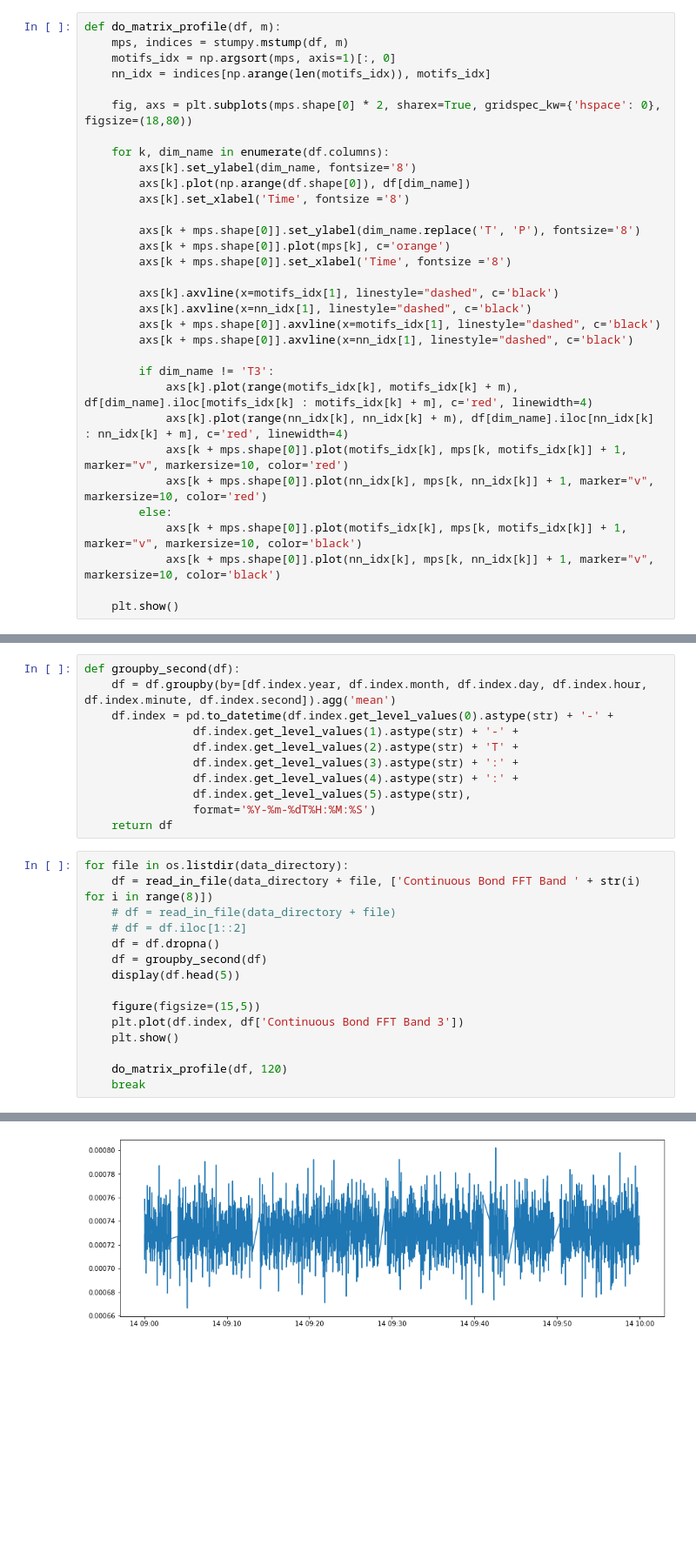
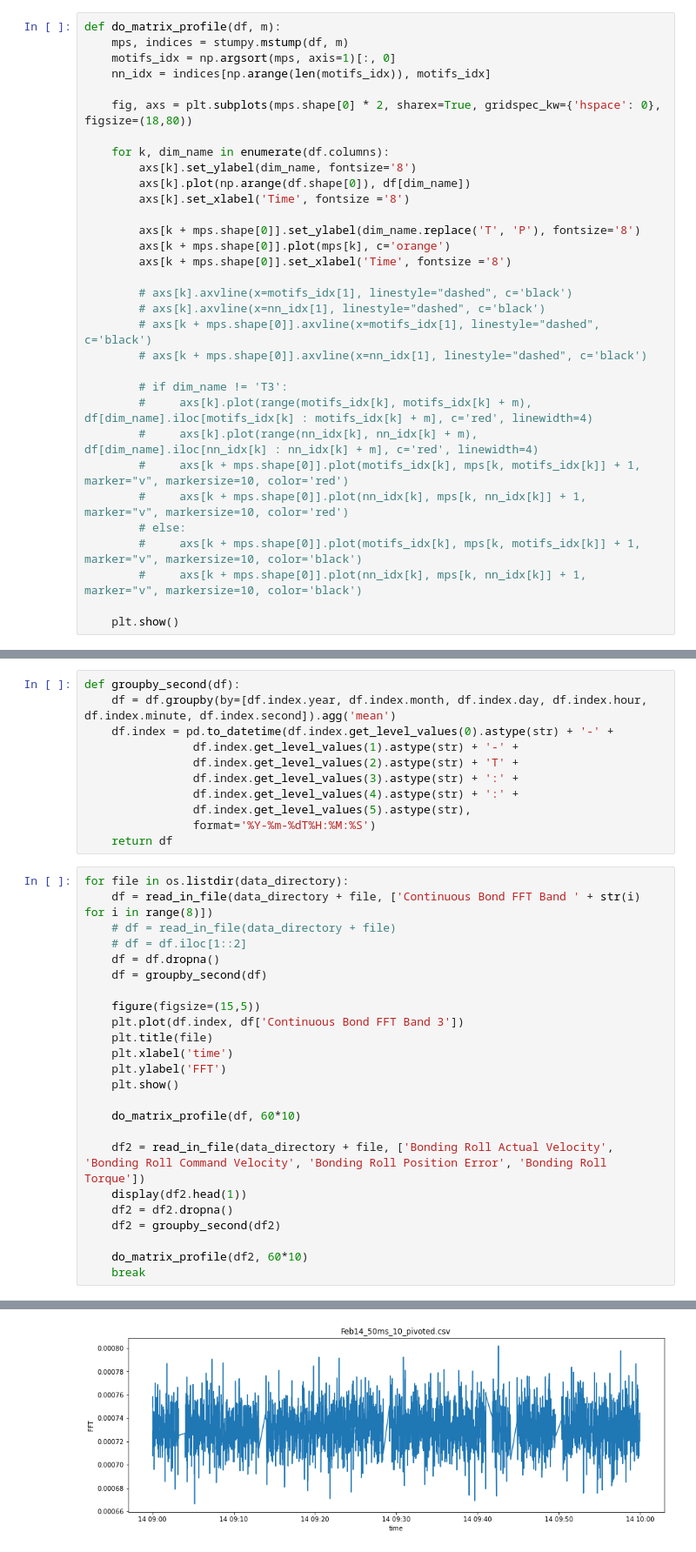
Before and after one commit to greenwaltc/PG_workspace, a Jupyter notebook: hourly-matrix-profile.ipynb, the cells around one changed output, grey strips where cells are left out. Shown at 87% size. Saved outputs shown, nothing was run; the diff lists cells and outputs as text; blank space fills up the shorter version.

Commit message:
added unzippping stuff to hourly matrix profile

```diff
--- a/hourly-matrix-profile.ipynb
+++ b/hourly-matrix-profile.ipynb
@@ -39,19 +39,19 @@ def do_matrix_profile(df, m):
         axs[k + mps.shape[0]].plot(mps[k], c='orange')
         axs[k + mps.shape[0]].set_xlabel('Time', fontsize ='8')
 
-        axs[k].axvline(x=motifs_idx[1], linestyle="dashed", c='black')
-        axs[k].axvline(x=nn_idx[1], linestyle="dashed", c='black')
-        axs[k + mps.shape[0]].axvline(x=motifs_idx[1], linestyle="dashed", c='black')
-        axs[k + mps.shape[0]].axvline(x=nn_idx[1], linestyle="dashed", c='black')
+        # axs[k].axvline(x=motifs_idx[1], linestyle="dashed", c='black')
+        # axs[k].axvline(x=nn_idx[1], linestyle="dashed", c='black')
+        # axs[k + mps.shape[0]].axvline(x=motifs_idx[1], linestyle="dashed", c='black')
+        # axs[k + mps.shape[0]].axvline(x=nn_idx[1], linestyle="dashed", c='black')
 
-        if dim_name != 'T3':
-            axs[k].plot(range(motifs_idx[k], motifs_idx[k] + m), df[dim_name].iloc[motifs_idx[k] : motifs_idx[k] + m], c='red', linewidth=4)
-            axs[k].plot(range(nn_idx[k], nn_idx[k] + m), df[dim_name].iloc[nn_idx[k] : nn_idx[k] + m], c='red', linewidth=4)
-            axs[k + mps.shape[0]].plot(motifs_idx[k], mps[k, motifs_idx[k]] + 1, marker="v", markersize=10, color='red')
-            axs[k + mps.shape[0]].plot(nn_idx[k], mps[k, nn_idx[k]] + 1, marker="v", markersize=10, color='red')
-        else:
-            axs[k + mps.shape[0]].plot(motifs_idx[k], mps[k, motifs_idx[k]] + 1, marker="v", markersize=10, color='black')
-            axs[k + mps.shape[0]].plot(nn_idx[k], mps[k, nn_idx[k]] + 1, marker="v", markersize=10, color='black')
+        # if dim_name != 'T3':
+        #     axs[k].plot(range(motifs_idx[k], motifs_idx[k] + m), df[dim_name].iloc[motifs_idx[k] : motifs_idx[k] + m], c='red', linewidth=4)
+        #     axs[k].plot(range(nn_idx[k], nn_idx[k] + m), df[dim_name].iloc[nn_idx[k] : nn_idx[k] + m], c='red', linewidth=4)
+        #     axs[k + mps.shape[0]].plot(motifs_idx[k], mps[k, motifs_idx[k]] + 1, marker="v", markersize=10, color='red')
+        #     axs[k + mps.shape[0]].plot(nn_idx[k], mps[k, nn_idx[k]] + 1, marker="v", markersize=10, color='red')
+        # else:
+        #     axs[k + mps.shape[0]].plot(motifs_idx[k], mps[k, motifs_idx[k]] + 1, marker="v", markersize=10, color='black')
+        #     axs[k + mps.shape[0]].plot(nn_idx[k], mps[k, nn_idx[k]] + 1, marker="v", markersize=10, color='black')
 
     plt.show()
 # %%
@@ -86,12 +86,21 @@ for file in os.listdir(data_directory):
     # df = df.iloc[1::2]
     df = df.dropna()
     df = groupby_second(df)
-    display(df.head(5))
 
     figure(figsize=(15,5))
     plt.plot(df.index, df['Continuous Bond FFT Band 3'])
+    plt.title(file)
+    plt.xlabel('time')
+    plt.ylabel('FFT')
     plt.show()
 
-    do_matrix_profile(df, 120)
+    do_matrix_profile(df, 60*10)
+
+    df2 = read_in_file(data_directory + file, ['Bonding Roll Actual Velocity', 'Bonding Roll Command Velocity', 'Bonding Roll Position Error', 'Bonding Roll Torque'])
+    display(df2.head(1))
+    df2 = df2.dropna()
+    df2 = groupby_second(df2)
+
+    do_matrix_profile(df2, 60*10)
     break
 # %% [output]
@@ -105 +107 @@ for file in os.listdir(data_directory):
-[figure, old version]
+[figure, new version]
```
Also changed, not shown: parts of 1 cell of this notebook.
